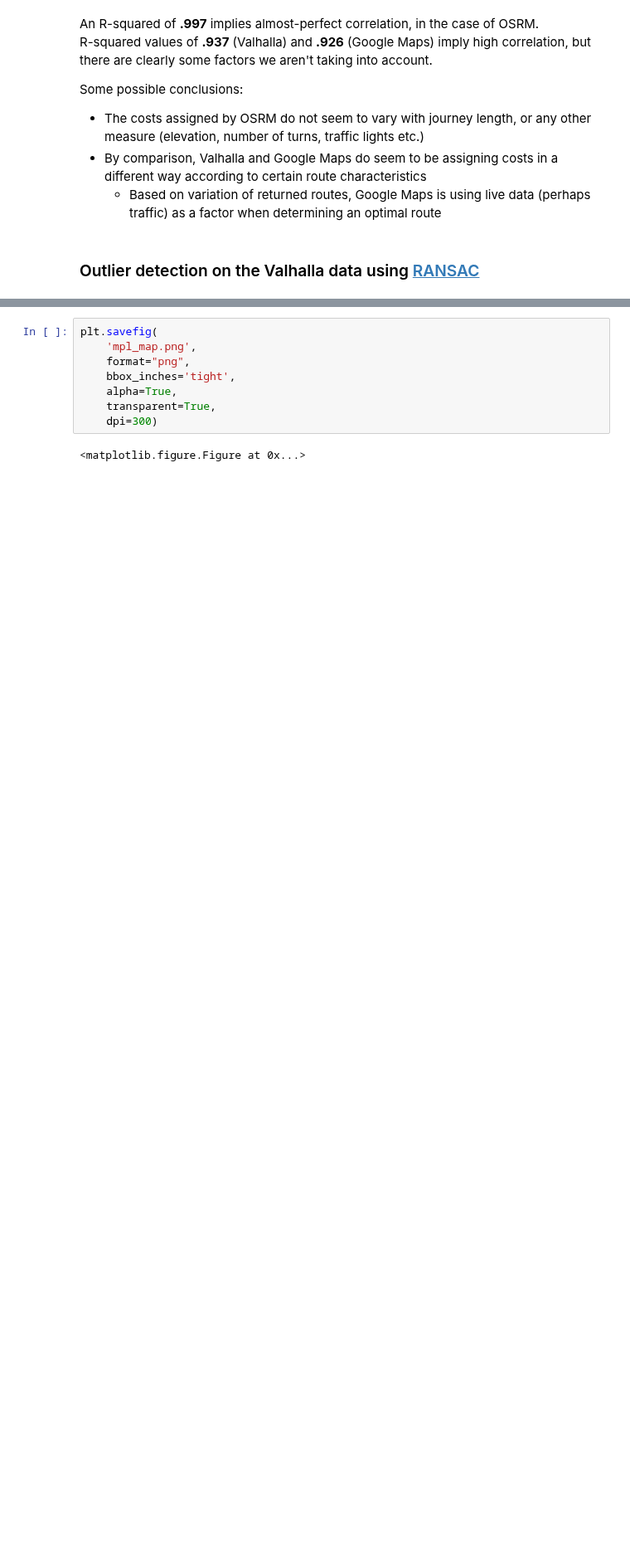
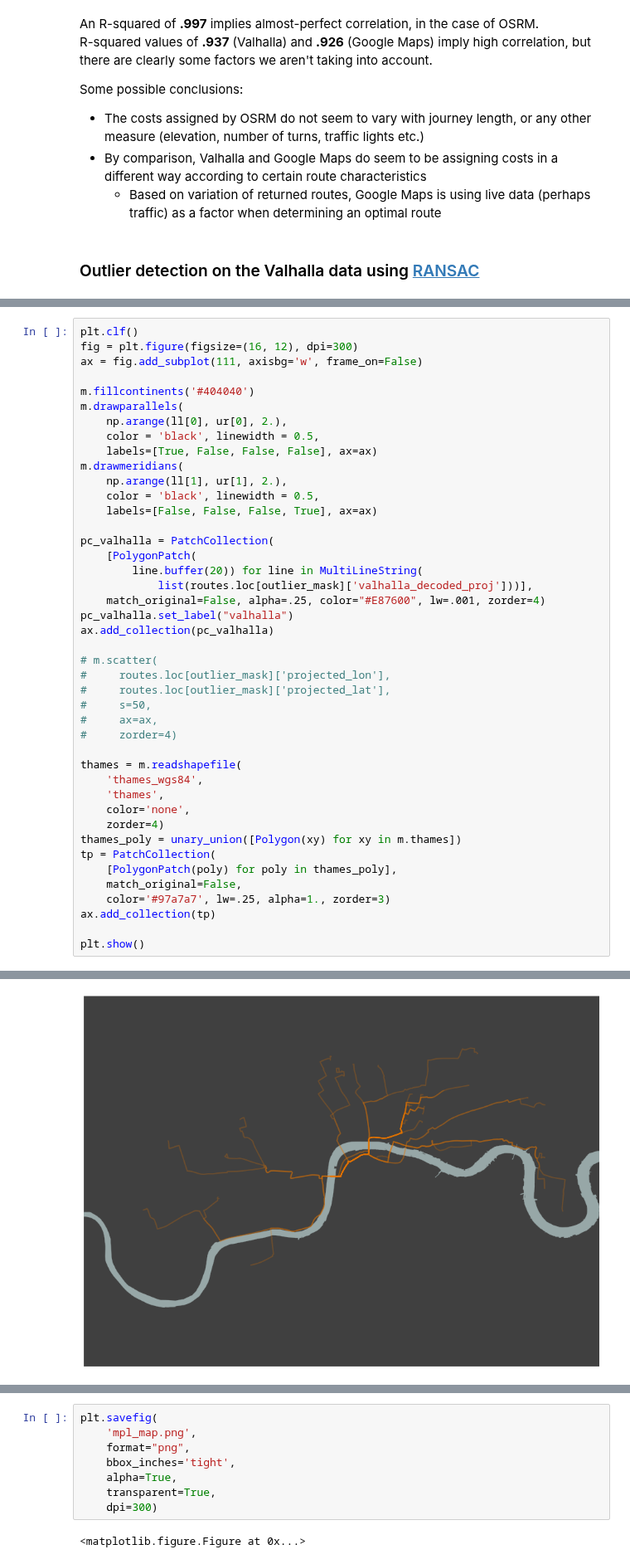
Before and after one commit to urschrei/router_comparison, a Jupyter notebook: OSRM_vs_Valhalla.ipynb, the cells around one changed output, grey strips where cells are left out. Shown at 83% size. Drawn from its saved outputs; the diff is of its cells as text; blank space fills up the shorter version.

```diff
--- a/OSRM_vs_Valhalla.ipynb
+++ b/OSRM_vs_Valhalla.ipynb
@@ -334,0 +368,44 @@ plt.show()
+# %%
+plt.clf()
+fig = plt.figure(figsize=(16, 12), dpi=300)
+ax = fig.add_subplot(111, axisbg='w', frame_on=False)
+
+m.fillcontinents('#404040')
+m.drawparallels(
+    np.arange(ll[0], ur[0], 2.),
+    color = 'black', linewidth = 0.5,
+    labels=[True, False, False, False], ax=ax)
+m.drawmeridians(
+    np.arange(ll[1], ur[1], 2.),
+    color = 'black', linewidth = 0.5,
+    labels=[False, False, False, True], ax=ax)
+
+pc_valhalla = PatchCollection(
+    [PolygonPatch(
+        line.buffer(20)) for line in MultiLineString(
+            list(routes.loc[outlier_mask]['valhalla_decoded_proj']))],
+    match_original=False, alpha=.25, color="#E87600", lw=.001, zorder=4)
+pc_valhalla.set_label("valhalla")
+ax.add_collection(pc_valhalla)
+
+# m.scatter(
+#     routes.loc[outlier_mask]['projected_lon'],
+#     routes.loc[outlier_mask]['projected_lat'],
+#     s=50,
+#     ax=ax,
+#     zorder=4)
+
+thames = m.readshapefile(
+    'thames_wgs84',
+    'thames',
+    color='none',
+    zorder=4)
+thames_poly = unary_union([Polygon(xy) for xy in m.thames])
+tp = PatchCollection(
+    [PolygonPatch(poly) for poly in thames_poly],
+    match_original=False,
+    color='#97a7a7', lw=.25, alpha=1., zorder=3)
+ax.add_collection(tp)
+
+plt.show()
+# %% [output]
@@ -335 +413,2 @@ plt.show()
+[figure, added]
 # %% [markdown]
```
Also changed, not shown: parts of 10 cells of this notebook, 2 other files.
